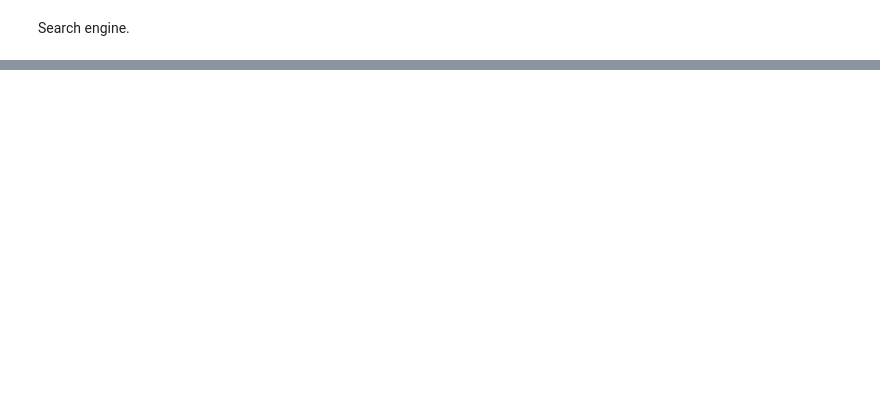
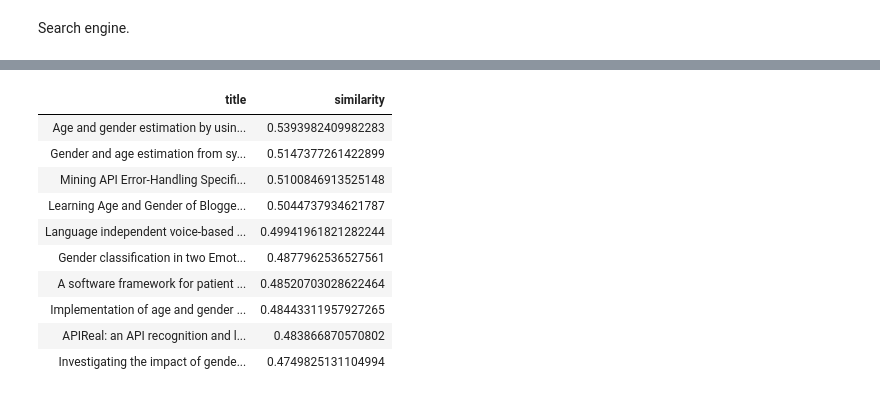
Before and after one commit to peepkolberg/bdm-project-4, a Jupyter notebook: Clustering.ipynb, the cells around one changed output, grey strips where cells are left out. Saved outputs shown, nothing was run; the diff lists cells and outputs as text; code cells hidden in the pictures; blank space fills up the shorter version.

```diff
--- a/Clustering.ipynb
+++ b/Clustering.ipynb
@@ -224,10 +168,8 @@ import gc
 
 cost = []
 
-# getting oom or even cluster crash for some reason with values <= 3
-for k in range(4, 7):
-    #kmeans = KMeans().setK(k).setSeed(3).setFeaturesCol('pca_features')
-    kmeans = KMeans(k=k, seed=3).setMaxIter(20)
+for k in range(2, 7):
+    kmeans = KMeans(k=k, seed=3, featuresCol='pca_features', initMode="random")
     model = kmeans.fit(transformed_data)
     clusteredData = model.transform(transformed_data)
     evaluator = ClusteringEvaluator()
@@ -318,0 +252,14 @@ display(recommend("Logic synthesis and verification on fixed topology", clustere
+# %%
+display(recommend("Audio-based gender and age identification", clusteredData))
+# %% [output]
+| title | similarity |
+| Age and gender estimation by usin... | 0.5393982409982283 |
+| Gender and age estimation from sy... | 0.5147377261422899 |
+| Mining API Error-Handling Specifi... | 0.5100846913525148 |
+| Learning Age and Gender of Blogge... | 0.5044737934621787 |
+| Language independent voice-based ... | 0.49941961821282244 |
+| Gender classification in two Emot... | 0.4877962536527561 |
+| A software framework for patient ... | 0.48520703028622464 |
+| Implementation of age and gender ... | 0.48443311957927265 |
+| APIReal: an API recognition and l... | 0.483866870570802 |
+| Investigating the impact of gende... | 0.4749825131104994 |
```
Also changed, not shown: parts of 11 cells of this notebook.
